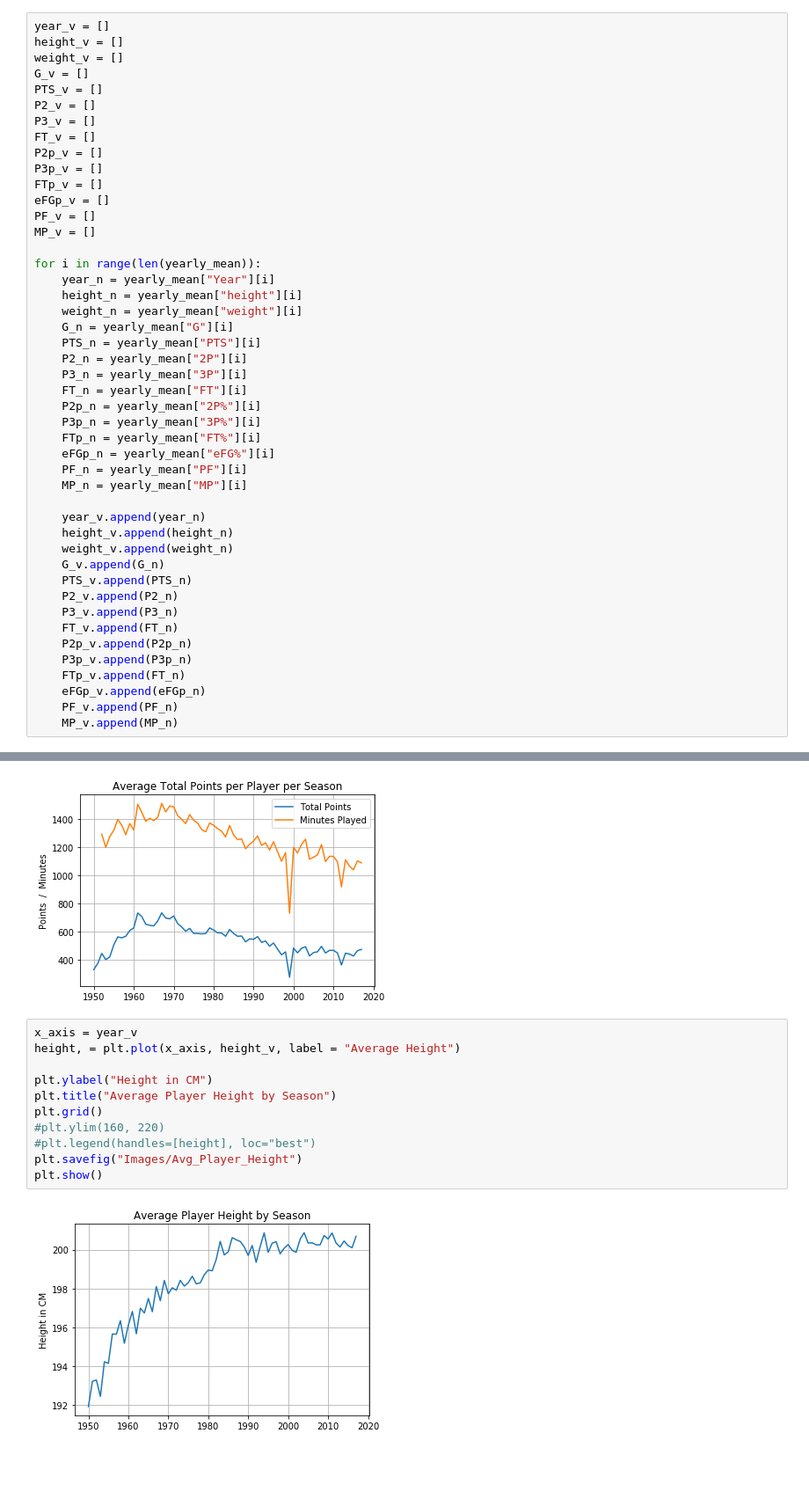
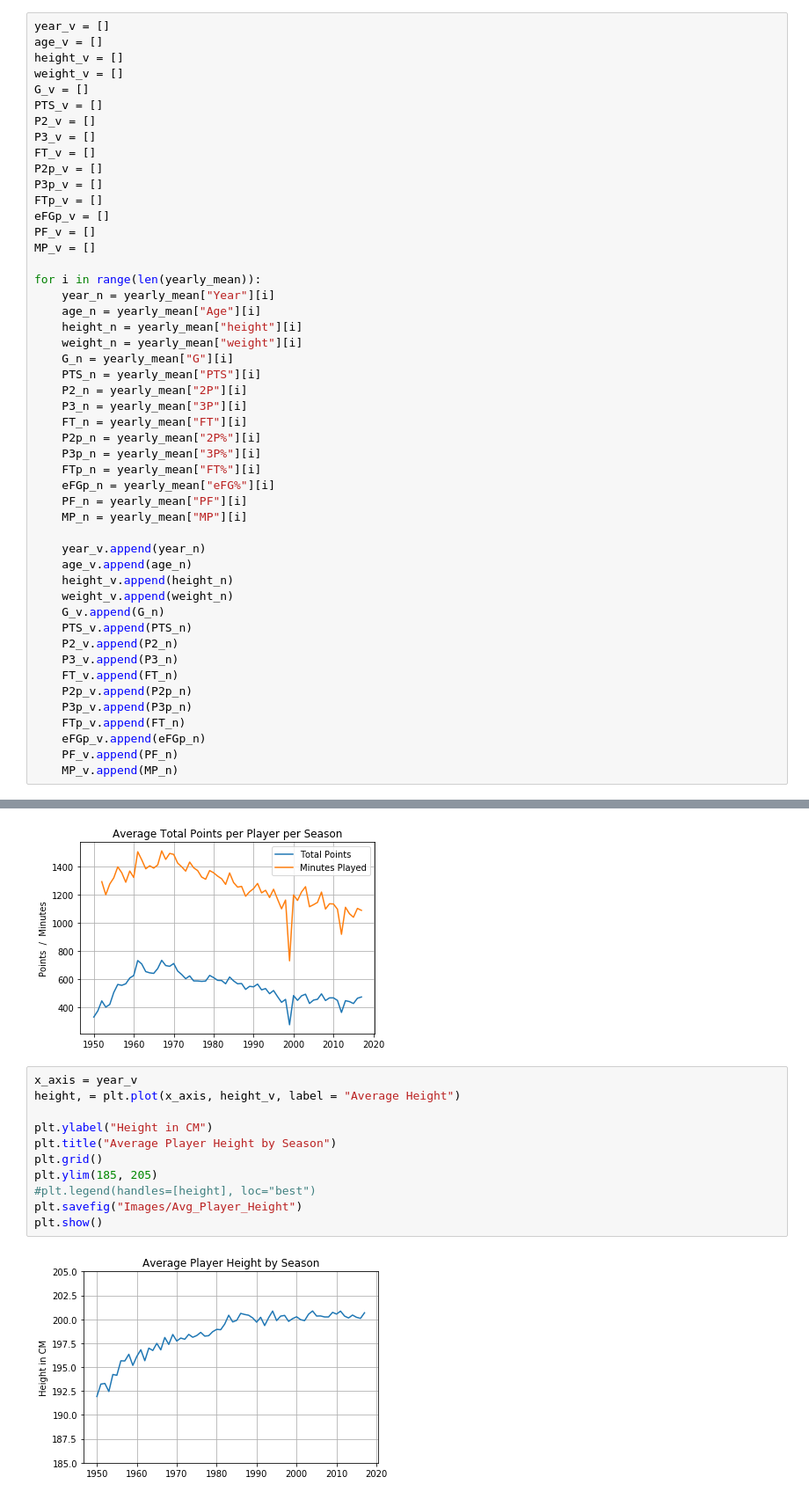
Before and after one commit to ErinMandell/Web-Design-Challenge, a Jupyter notebook: NBA_Seasons_Stats.ipynb, the cells around one changed output, grey strips where cells are left out. Shown: that part at 88% size. Saved outputs shown, nothing was run; the diff lists cells and outputs as text; blank space fills up the shorter version.

Commit message:
vis changes and new graph and new csv and html data files

```diff
--- a/NBA_Seasons_Stats.ipynb
+++ b/NBA_Seasons_Stats.ipynb
@@ -221,5 +204,6 @@ yearly_mean.tail(3)
 # %%
 year_v = []
+age_v = []
 height_v = []
 weight_v = []
 G_v = []
@@ -236,6 +220,7 @@ MP_v = []
 
 for i in range(len(yearly_mean)):
     year_n = yearly_mean["Year"][i]
+    age_n = yearly_mean["Age"][i]
     height_n = yearly_mean["height"][i]
     weight_n = yearly_mean["weight"][i]
     G_n = yearly_mean["G"][i]
@@ -251,6 +236,7 @@ for i in range(len(yearly_mean)):
     MP_n = yearly_mean["MP"][i]
 
     year_v.append(year_n)
+    age_v.append(age_n)
     height_v.append(height_n)
     weight_v.append(weight_n)
     G_v.append(G_n)
@@ -293,13 +279,13 @@ plt.show()
 # %%
 x_axis = year_v
 height, = plt.plot(x_axis, height_v, label = "Average Height")
 
 plt.ylabel("Height in CM")
 plt.title("Average Player Height by Season")
 plt.grid()
-#plt.ylim(160, 220)
+plt.ylim(185, 205)
 #plt.legend(handles=[height], loc="best")
 plt.savefig("Images/Avg_Player_Height")
 plt.show()
 # %% [output]
-[figure, old version]
+[figure, new version]
```
Also changed, not shown: parts of 9 cells of this notebook, 11 other files.
